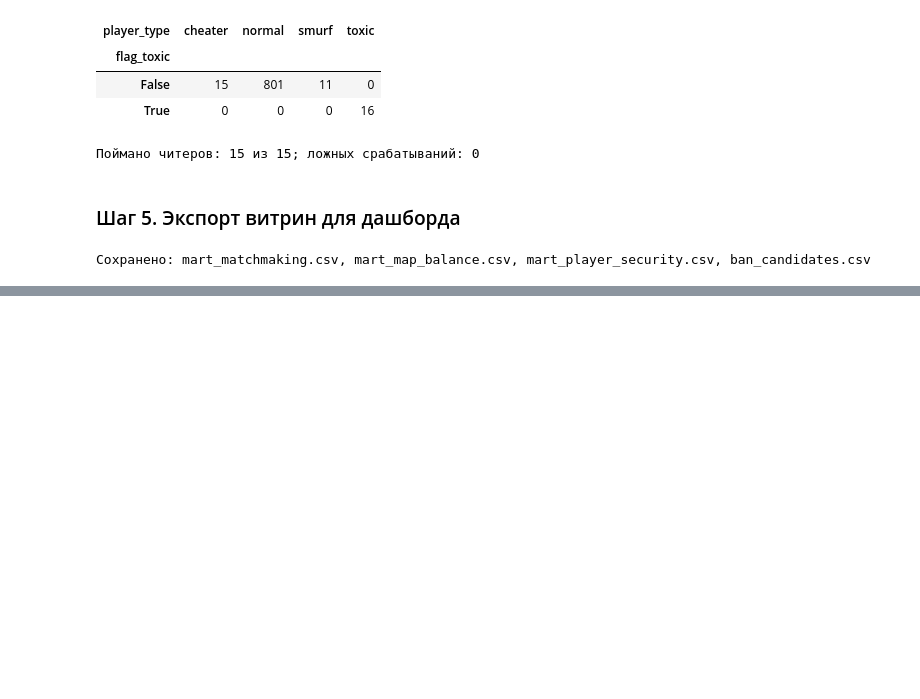
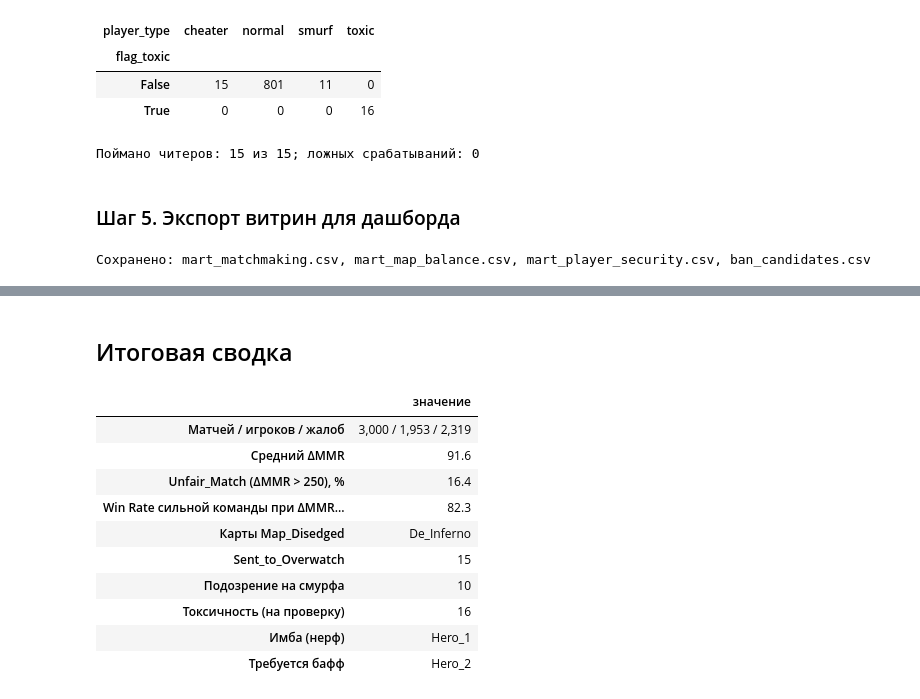
Before and after one commit to dan234tyu/game-analytics-lab4, a Jupyter notebook: notebooks/04_multiplayer_analytics.ipynb, the cells around one changed output, grey strips where cells are left out. Saved outputs shown, nothing was run; the diff lists cells and outputs as text; code cells hidden in the pictures; blank space fills up the shorter version.

```diff
--- a/notebooks/04_multiplayer_analytics.ipynb
+++ b/notebooks/04_multiplayer_analytics.ipynb
@@ -409,0 +543,28 @@ print("Сохранено: mart_matchmaking.csv, mart_map_balance.csv, mart_play
+# %% [markdown]
+## Итоговая сводка
+# %%
+summary = pd.Series({
+    'Матчей / игроков / жалоб': f"{len(matches_df):,} / {players_df['player_id'].nunique():,} / {len(reports_df):,}",
+    'Средний ΔMMR': round(mmr_analysis['mmr_delta'].mean(), 1),
+    'Unfair_Match (ΔMMR > 250), %': round(mmr_analysis['Unfair_Match'].mean() * 100, 1),
+    'Win Rate сильной команды при ΔMMR > 250, %': round(mmr_analysis.loc[mmr_analysis['Unfair_Match'], 'stronger_won'].mean() * 100, 1),
+    'Карты Map_Disedged': ', '.join(map_balance.index[map_balance['status'] == 'Map_Disedged']),
+    'Sent_to_Overwatch': int((veterans['clearance_status'] == 'Sent_to_Overwatch').sum()),
+    'Подозрение на смурфа': int(veterans['flag_smurf'].sum()),
+    'Токсичность (на проверку)': int(veterans['flag_toxic'].sum()),
+    'Имба (нерф)': ', '.join(heroes.index[heroes['Status'] == 'Критический Нерф (Имба)']),
+    'Требуется бафф': ', '.join(heroes.index[heroes['Status'] == 'Требуется Бафф (Популярен, но слаб)']),
+}, name='значение', dtype=object)
+display(summary.to_frame())
+# %% [output]
+|  | значение |
+| Матчей / игроков / жалоб | 3,000 / 1,953 / 2,319 |
+| Средний ΔMMR | 91.6 |
+| Unfair_Match (ΔMMR > 250), % | 16.4 |
+| Win Rate сильной команды при ΔMMR... | 82.3 |
+| Карты Map_Disedged | De_Inferno |
+| Sent_to_Overwatch | 15 |
+| Подозрение на смурфа | 10 |
+| Токсичность (на проверку) | 16 |
+| Имба (нерф) | Hero_1 |
+| Требуется бафф | Hero_2 |
```
Also changed, not shown: parts of 7 cells of this notebook, 2 other files.
